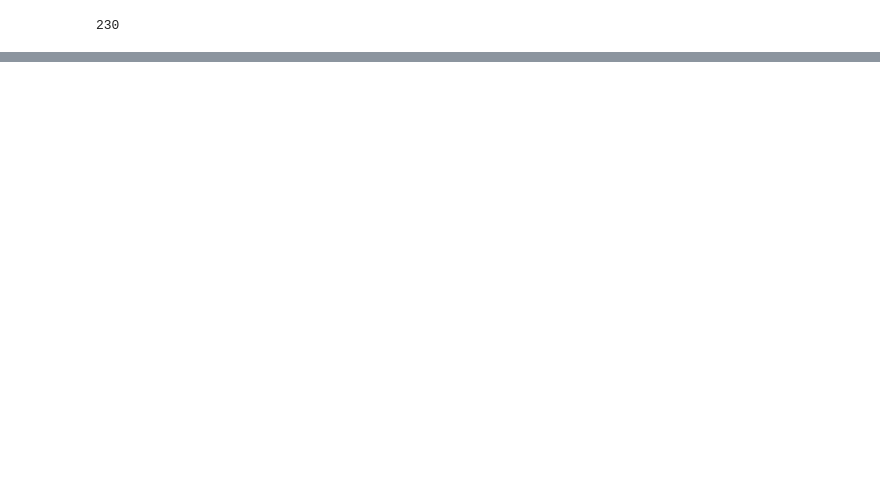
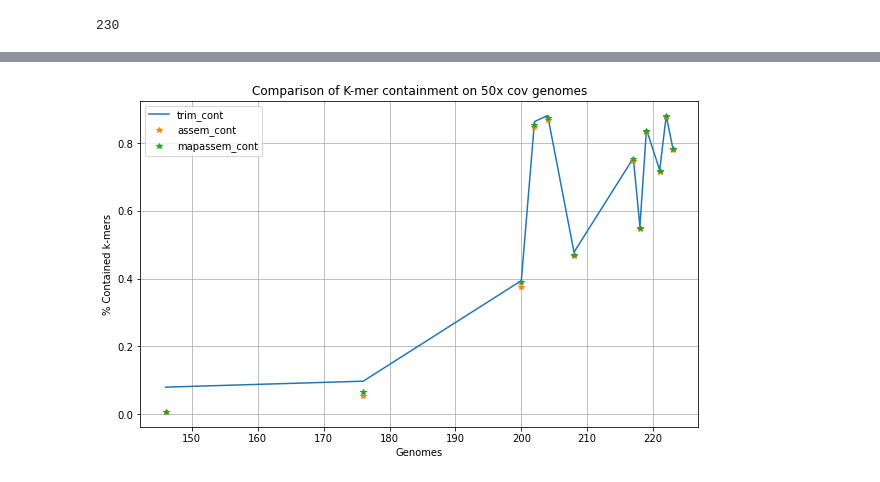
Before and after one commit to jeanzzhao/onehuman, a Jupyter notebook: atta/ERR505104_analyze-map-to-assembly.ipynb, the cells around one changed output, grey strips where cells are left out. Drawn from its saved outputs; the diff is of its cells as text; code cells hidden in the pictures; blank space fills up the shorter version.

```diff
--- a/atta/ERR505104_analyze-map-to-assembly.ipynb
+++ b/atta/ERR505104_analyze-map-to-assembly.ipynb
@@ -124,0 +228,21 @@ axes.set_xticklabels(labels)
+# %%
+
+df_cov50 = df[(df['effective_coverage'] >= 50)]
+df_cov50
+
+plt.figure(figsize=(10, 6))
+#plt.plot(df_cov50.mapassem_v_assem, "*", label='mapassem_v_assem')
+#plt.plot(df_cov50.assem_v_trim, "*", label='assem_v_trim')
+#plt.plot(df_cov50.mapassem_v_trim, "*",label='mapassem_v_trim')
+
+plt.plot(df_cov50.index, df_cov50.trim_cont, label='trim_cont')
+plt.plot(df_cov50.assem_cont, "*", label='assem_cont')
+plt.plot(df_cov50.mapassem_cont, "*", label='mapassem_cont')
+plt.xlabel('Genomes')
+plt.ylabel('% Contained k-mers')
+plt.title('Comparison of K-mer containment on 50x cov genomes')
+plt.legend()
+plt.grid(True)
+plt.show()
+# %% [output]
+[figure, added]
```
Also changed, not shown: parts of 15 cells of this notebook.
